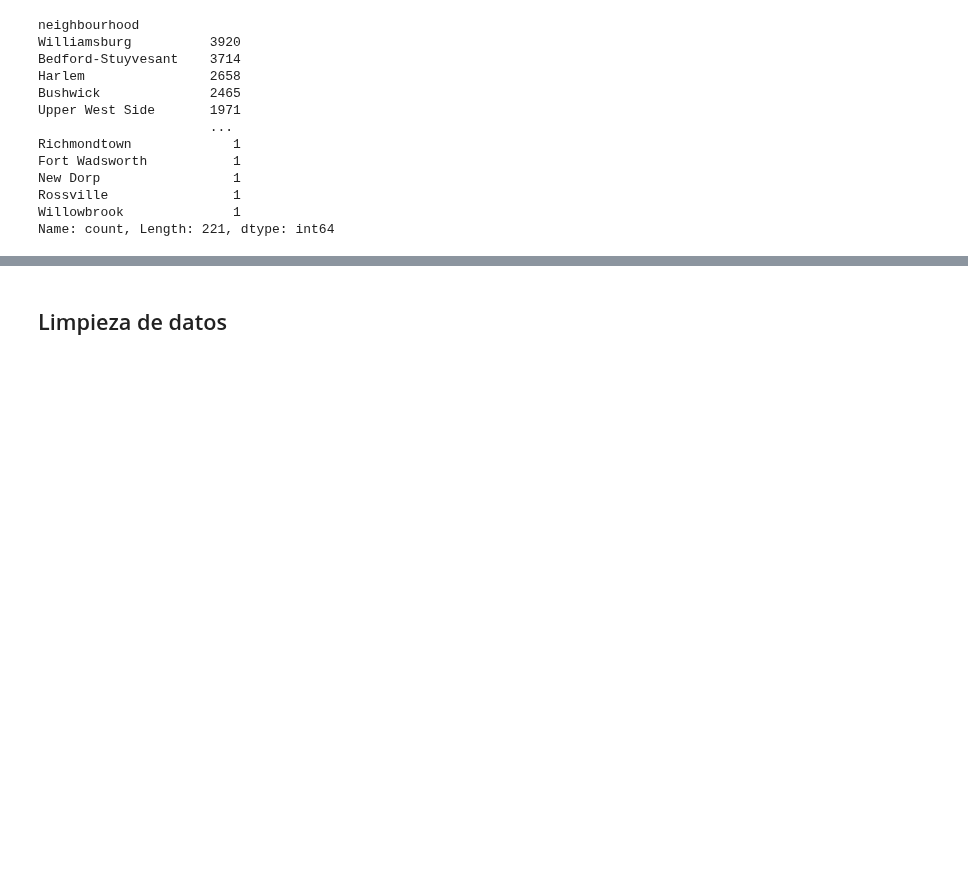
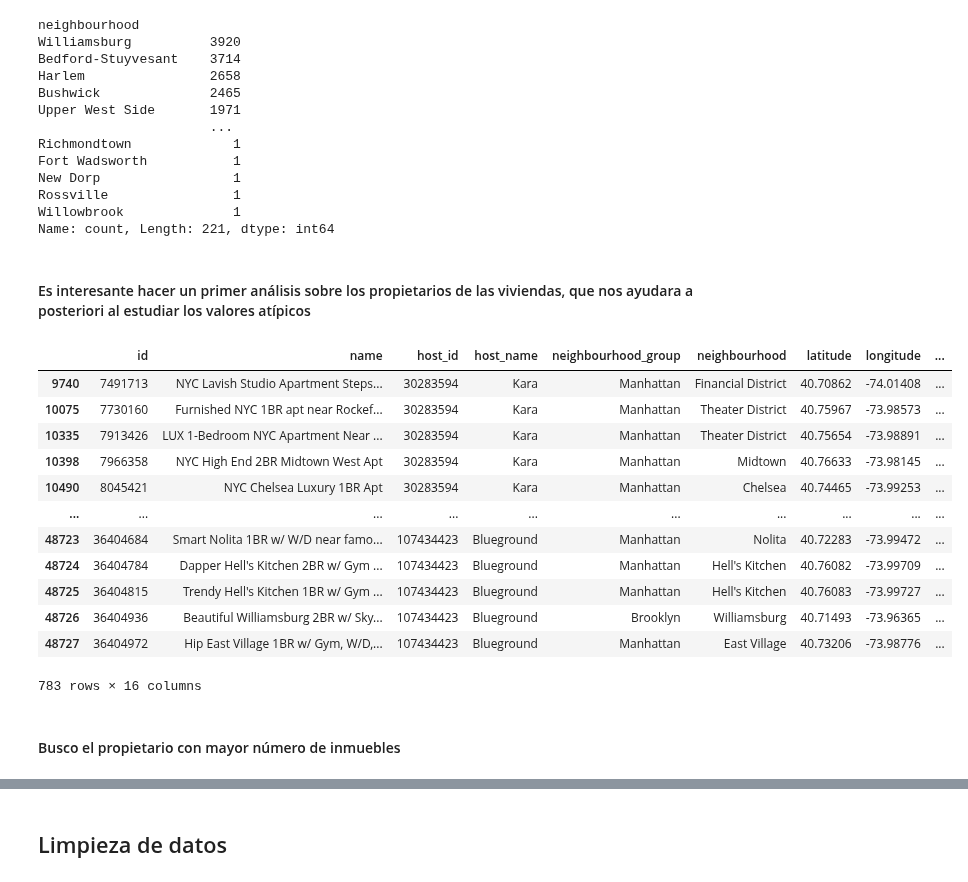
Before and after one commit to 4GeeksAcademy/sayons-intro-ml-new, a Jupyter notebook: src/eda-airbnd-ny.ipynb, the cells around one changed output, grey strips where cells are left out. Saved outputs shown, nothing was run; the diff lists cells and outputs as text; code cells hidden in the pictures; blank space fills up the shorter version.

```diff
--- a/src/eda-airbnd-ny.ipynb
+++ b/src/eda-airbnd-ny.ipynb
@@ -146,3 +148,23 @@ New Dorp                 1
 Rossville                1
 Willowbrook              1
 Name: count, Length: 221, dtype: int64
+# %% [markdown]
+#### Es interesante hacer un primer análisis sobre los propietarios de las viviendas, que nos ayudara a posteriori al estudiar los valores atípicos
+# %%
+df[df['calculated_host_listings_count'] > 100]
+# %% [output]
+|  | id | name | host_id | host_name | neighbourhood_group | neighbourhood | latitude | longitude | ... |
+| 9740 | 7491713 | NYC Lavish Studio Apartment Steps... | 30283594 | Kara | Manhattan | Financial District | 40.70862 | -74.01408 | ... |
+| 10075 | 7730160 | Furnished NYC 1BR apt near Rockef... | 30283594 | Kara | Manhattan | Theater District | 40.75967 | -73.98573 | ... |
+| 10335 | 7913426 | LUX 1-Bedroom NYC Apartment Near ... | 30283594 | Kara | Manhattan | Theater District | 40.75654 | -73.98891 | ... |
+| 10398 | 7966358 | NYC High End 2BR Midtown West Apt | 30283594 | Kara | Manhattan | Midtown | 40.76633 | -73.98145 | ... |
+| 10490 | 8045421 | NYC Chelsea Luxury 1BR Apt | 30283594 | Kara | Manhattan | Chelsea | 40.74465 | -73.99253 | ... |
+| ... | ... | ... | ... | ... | ... | ... | ... | ... | ... |
+| 48723 | 36404684 | Smart Nolita 1BR w/ W/D near famo... | 107434423 | Blueground | Manhattan | Nolita | 40.72283 | -73.99472 | ... |
+| 48724 | 36404784 | Dapper Hell's Kitchen 2BR w/ Gym ... | 107434423 | Blueground | Manhattan | Hell's Kitchen | 40.76082 | -73.99709 | ... |
+| 48725 | 36404815 | Trendy Hell's Kitchen 1BR w/ Gym ... | 107434423 | Blueground | Manhattan | Hell's Kitchen | 40.76083 | -73.99727 | ... |
+| 48726 | 36404936 | Beautiful Williamsburg 2BR w/ Sky... | 107434423 | Blueground | Brooklyn | Williamsburg | 40.71493 | -73.96365 | ... |
+| 48727 | 36404972 | Hip East Village 1BR w/ Gym, W/D,... | 107434423 | Blueground | Manhattan | East Village | 40.73206 | -73.98776 | ... |
+783 rows × 16 columns
+# %% [markdown]
+#### Busco el propietario con mayor número de inmuebles
```
Also changed, not shown: parts of 37 cells of this notebook, 2 other files.
